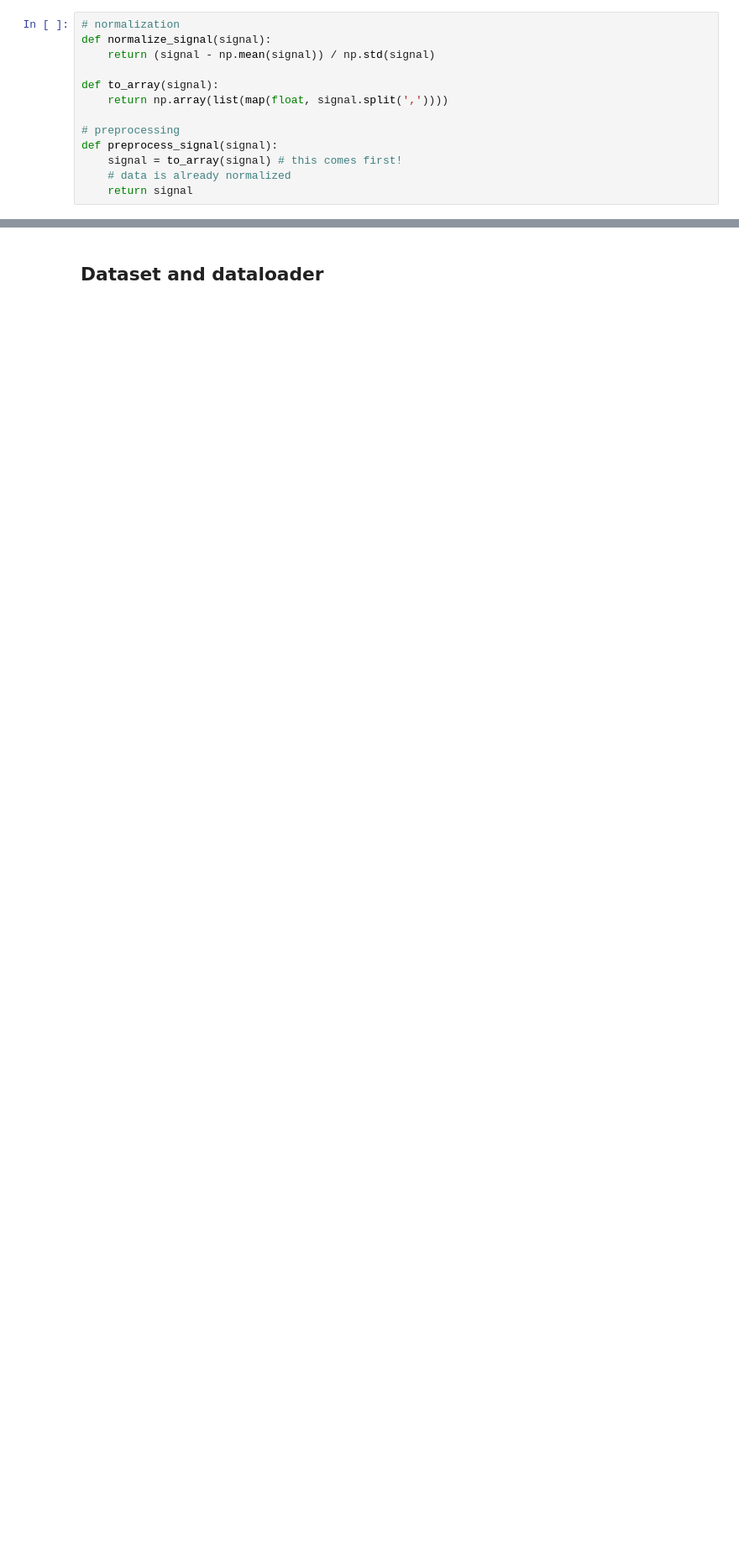
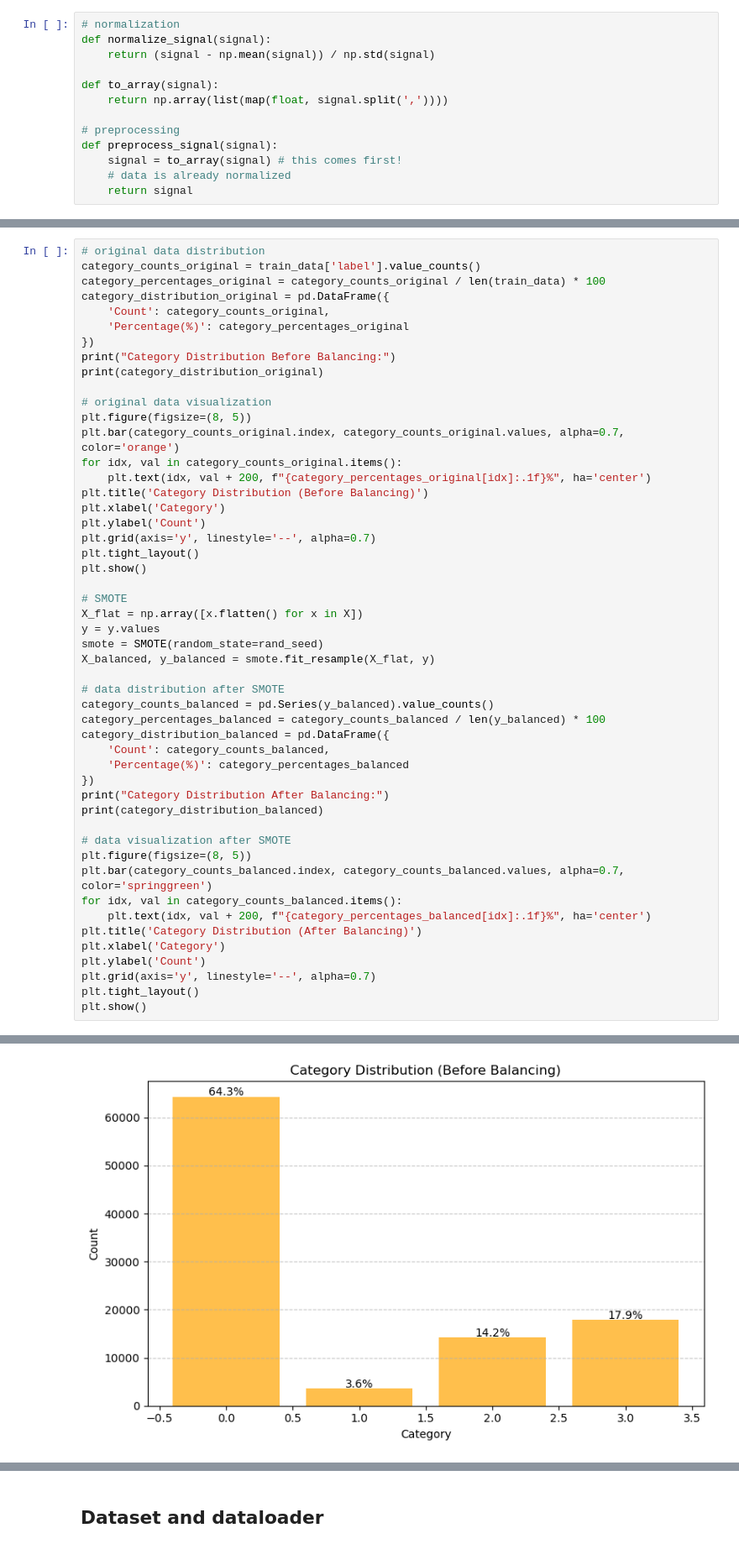
Before and after one commit to PSATRA/ECG-signal-analysis, a Jupyter notebook: nn.ipynb, the cells around one changed output, grey strips where cells are left out. Shown at 84% size. Drawn from its saved outputs; the diff is of its cells as text; blank space fills up the shorter version.

```diff
--- a/nn.ipynb
+++ b/nn.ipynb
@@ -162,0 +176,51 @@ Name: label, dtype: int64
+# %%
+# original data distribution
+category_counts_original = train_data['label'].value_counts()
+category_percentages_original = category_counts_original / len(train_data) * 100
+category_distribution_original = pd.DataFrame({
+    'Count': category_counts_original,
+    'Percentage(%)': category_percentages_original
+})
+print("Category Distribution Before Balancing:")
+print(category_distribution_original)
+
+# original data visualization
+plt.figure(figsize=(8, 5))
+plt.bar(category_counts_original.index, category_counts_original.values, alpha=0.7, color='orange')
+for idx, val in category_counts_original.items():
+    plt.text(idx, val + 200, f"{category_percentages_original[idx]:.1f}%", ha='center')
+plt.title('Category Distribution (Before Balancing)')
+plt.xlabel('Category')
+plt.ylabel('Count')
+plt.grid(axis='y', linestyle='--', alpha=0.7)
+plt.tight_layout()
+plt.show()
+
+# SMOTE
+X_flat = np.array([x.flatten() for x in X])
+y = y.values
+smote = SMOTE(random_state=rand_seed)
+X_balanced, y_balanced = smote.fit_resample(X_flat, y)
+
+# data distribution after SMOTE
+category_counts_balanced = pd.Series(y_balanced).value_counts()
+category_percentages_balanced = category_counts_balanced / len(y_balanced) * 100
+category_distribution_balanced = pd.DataFrame({
+    'Count': category_counts_balanced,
+    'Percentage(%)': category_percentages_balanced
+})
+print("Category Distribution After Balancing:")
+print(category_distribution_balanced)
+
+# data visualization after SMOTE
+plt.figure(figsize=(8, 5))
+plt.bar(category_counts_balanced.index, category_counts_balanced.values, alpha=0.7, color='springgreen')
+for idx, val in category_counts_balanced.items():
+    plt.text(idx, val + 200, f"{category_percentages_balanced[idx]:.1f}%", ha='center')
+plt.title('Category Distribution (After Balancing)')
+plt.xlabel('Category')
+plt.ylabel('Count')
+plt.grid(axis='y', linestyle='--', alpha=0.7)
+plt.tight_layout()
+plt.show()
+# %% [output]
@@ -162,0 +234 @@ Name: label, dtype: int64
+[figure, added]
```
Also changed, not shown: parts of 21 cells of this notebook, 3 other files.
